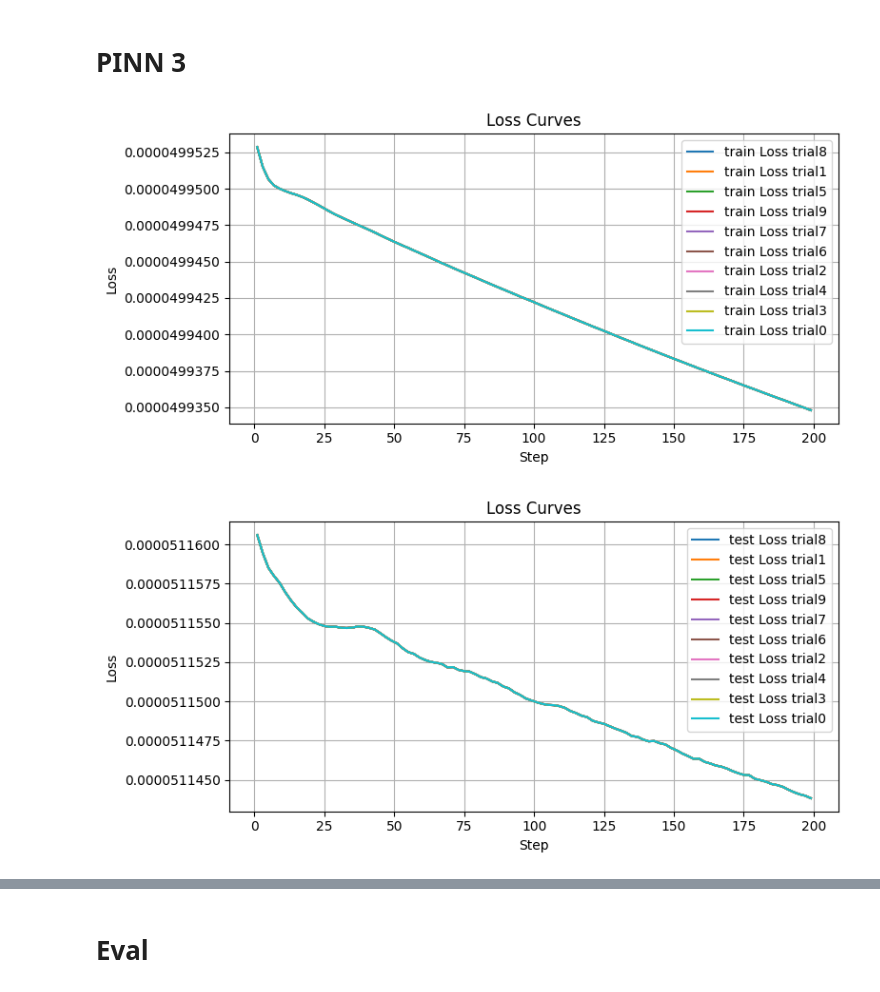
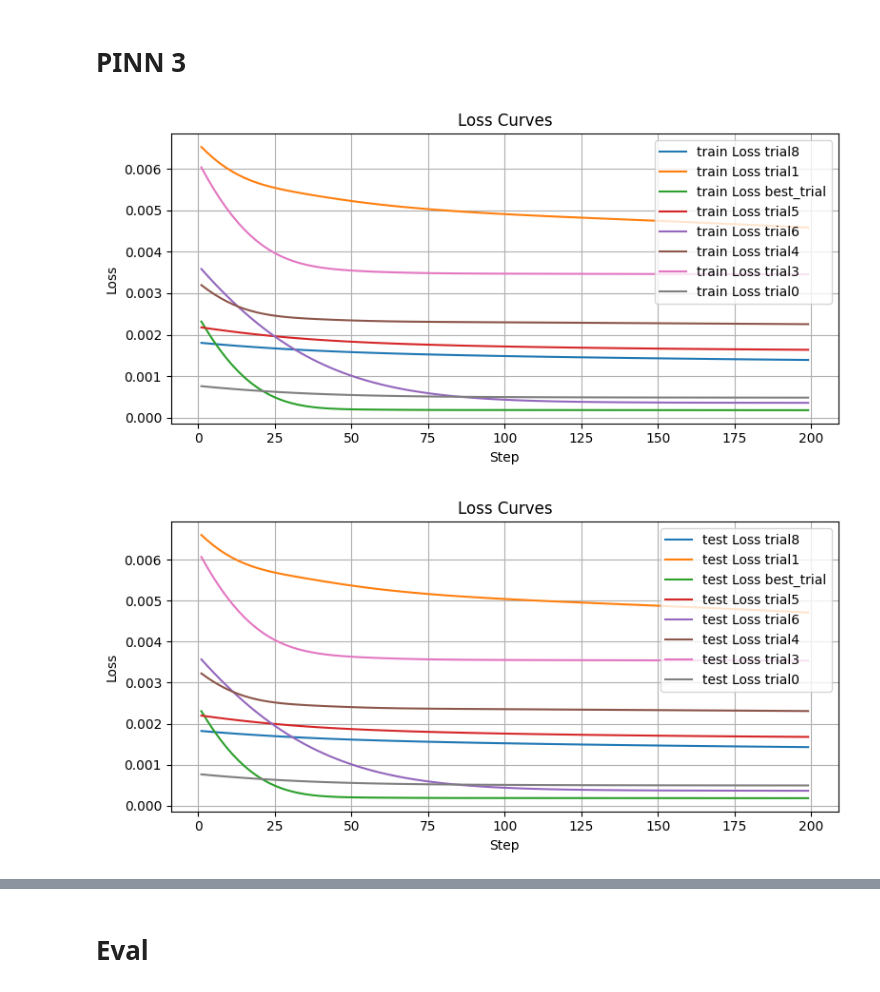
Before and after one commit to claudia181/PinnsStudy, a Jupyter notebook: distill_der_ti.ipynb, the cells around one changed output, grey strips where cells are left out. Cells and saved outputs as stored; diff of their text form; code cells hidden in the pictures.

```diff
--- a/distill_der_ti.ipynb
+++ b/distill_der_ti.ipynb
@@ -125,7 +125,7 @@ best_trials0.append(best_trial)
 # %% [markdown]
 # PINN 2
 # %%
-path = "models/AllenCahnSingle10/PINNfull2"
+path = "models/der/AllenCahnSingle10/PINNfull2"
 
 subdirs = []
 for entry_name in os.listdir(path):
@@ -143,7 +143,8 @@ selection = [
         "trial6",
         "trial7",
         "trial8",
-        "trial9"
+        "trial9",
+        "best_trial",
         ]
 
 labels = [trial for trial in os.listdir(path) if trial in selection]
@@ -182,36 +183,37 @@ best_trials0.append(best_trial)
 # %% [markdown]
 # PINN 3
 # %%
-path = "models/AllenCahnSingle15/PINNfull3"
+path = "models/der/AllenCahnSingle15/PINNfull3"
 
 subdirs = []
 for entry_name in os.listdir(path):
         full_path = os.path.join(path, entry_name)
         if os.path.isdir(full_path):
                 subdirs.append(entry_name)
 
 selection = [
         "trial0",
         "trial1",
         "trial2",
         "trial3",
         "trial4",
         "trial5",
         "trial6",
         "trial7",
         "trial8",
-        "trial9"
+        "trial9",
+        "best_trial"
         ]
 
 labels = [trial for trial in os.listdir(path) if trial in selection]
 filepaths=[os.path.join(path, trial) + "/train_stats.npy" for trial in subdirs if trial in selection]
 
 plot_model_stats(filepaths=filepaths, labels=labels, to_plot=["train"])
 
 filepaths=[os.path.join(path, trial) + "/test_stats.npy" for trial in subdirs if trial in selection]
 
 plot_model_stats(filepaths=filepaths, labels=labels, to_plot=["test"])
 # %% [output]
-[figure, old version]
+[figure, new version]
-[figure, old version]
+[figure, new version]
 # %%
```
Also changed, not shown: parts of 12 cells of this notebook, 6 other files.
